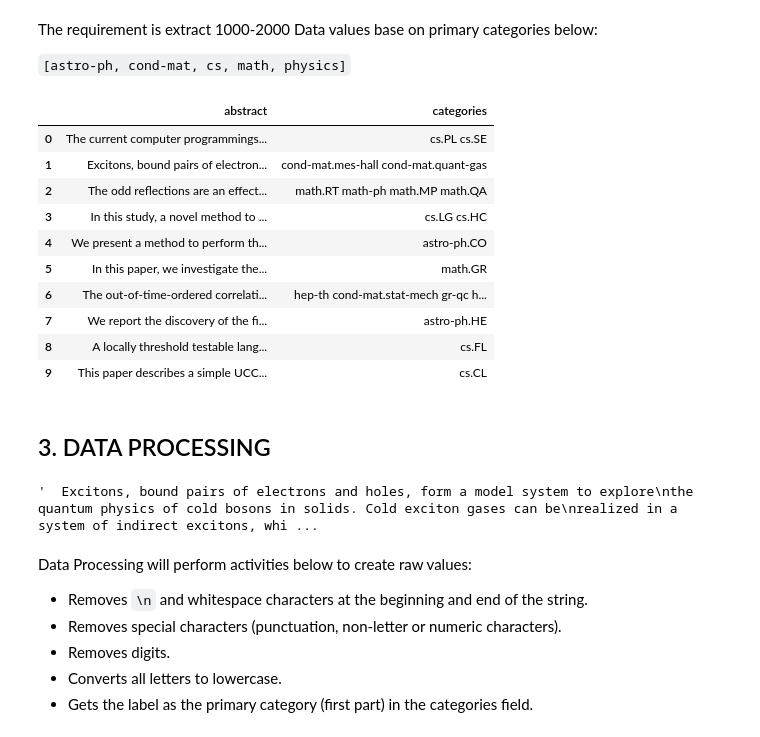
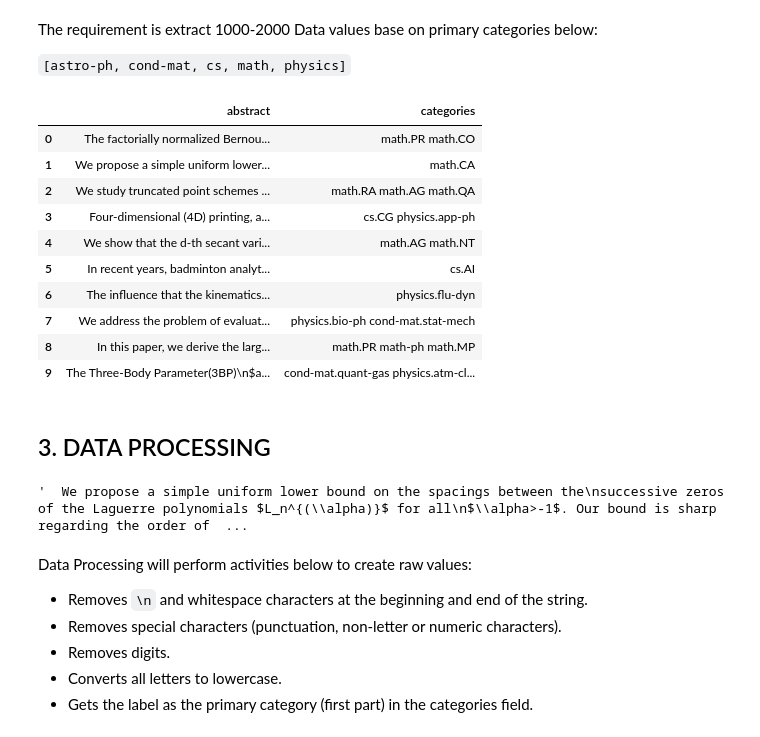
Before and after one commit to isenginer/AIVN_PROJECT3.1, a Jupyter notebook: project31_main_processing.ipynb, the cells around one changed output. Cells and saved outputs as stored; diff of their text form; code cells hidden in the pictures.

Commit message:
feat: Update main program processing and Readme.md

```diff
--- a/project31_main_processing.ipynb
+++ b/project31_main_processing.ipynb
@@ -91,34 +113,34 @@ The requirement is extract 1000-2000 Data values base on primary categories belo
 # %%
 use_categories_list = ['astro-ph', 'cond-mat', 'cs', 'math', 'physics']
 
 # creat Regrex OR by '|'
 # 'astro-ph'|'cond-mat'|'cs'|'math'|'physics'
-pattern = '|'.join(use_categories_list)
+pattern = '^(' + '|'.join(use_categories_list) + ')'
 # filter the data
 project_df_filtered = project_df[project_df['categories'].str.contains(pattern, case=False, na=False)]
 # extract 2000 values in random list
 dataset_df = project_df_filtered.sample(n=2000, random_state=42)
 dataset_df.reset_index(drop=True, inplace=True)
 dataset_df.head(10)
 # %% [output]
 |  | abstract | categories |
-| 0 | The current computer programmings... | cs.PL cs.SE |
-| 1 | Excitons, bound pairs of electron... | cond-mat.mes-hall cond-mat.quant-gas |
-| 2 | The odd reflections are an effect... | math.RT math-ph math.MP math.QA |
-| 3 | In this study, a novel method to ... | cs.LG cs.HC |
-| 4 | We present a method to perform th... | astro-ph.CO |
-| 5 | In this paper, we investigate the... | math.GR |
-| 6 | The out-of-time-ordered correlati... | hep-th cond-mat.stat-mech gr-qc h... |
-| 7 | We report the discovery of the fi... | astro-ph.HE |
-| 8 | A locally threshold testable lang... | cs.FL |
-| 9 | This paper describes a simple UCC... | cs.CL |
+| 0 | The factorially normalized Bernou... | math.PR math.CO |
+| 1 | We propose a simple uniform lower... | math.CA |
+| 2 | We study truncated point schemes ... | math.RA math.AG math.QA |
+| 3 | Four-dimensional (4D) printing, a... | cs.CG physics.app-ph |
+| 4 | We show that the d-th secant vari... | math.AG math.NT |
+| 5 | In recent years, badminton analyt... | cs.AI |
+| 6 | The influence that the kinematics... | physics.flu-dyn |
+| 7 | We address the problem of evaluat... | physics.bio-ph cond-mat.stat-mech |
+| 8 | In this paper, we derive the larg... | math.PR math-ph math.MP |
+| 9 | The Three-Body Parameter(3BP)\n$a... | cond-mat.quant-gas physics.atm-cl... |
 # %% [markdown]
 ## 3. DATA PROCESSING
 # %%
 # Check one value of dataset
 dataset_df.loc[1, 'abstract']
 # %% [output]
-'  Excitons, bound pairs of electrons and holes, form a model system to explore\nthe quantum physics of cold bosons in solids. Cold exciton gases can be\nrealized in a system of indirect excitons, whi ...
+'  We propose a simple uniform lower bound on the spacings between the\nsuccessive zeros of the Laguerre polynomials $L_n^{(\\alpha)}$ for all\n$\\alpha>-1$. Our bound is sharp regarding the order of  ...
 # %% [markdown]
 Data Processing will perform activities below to create raw values:
 * Removes `\n` and whitespace characters at the beginning and end of the string.
```
Also changed, not shown: parts of 27 cells of this notebook, 2 other files.
